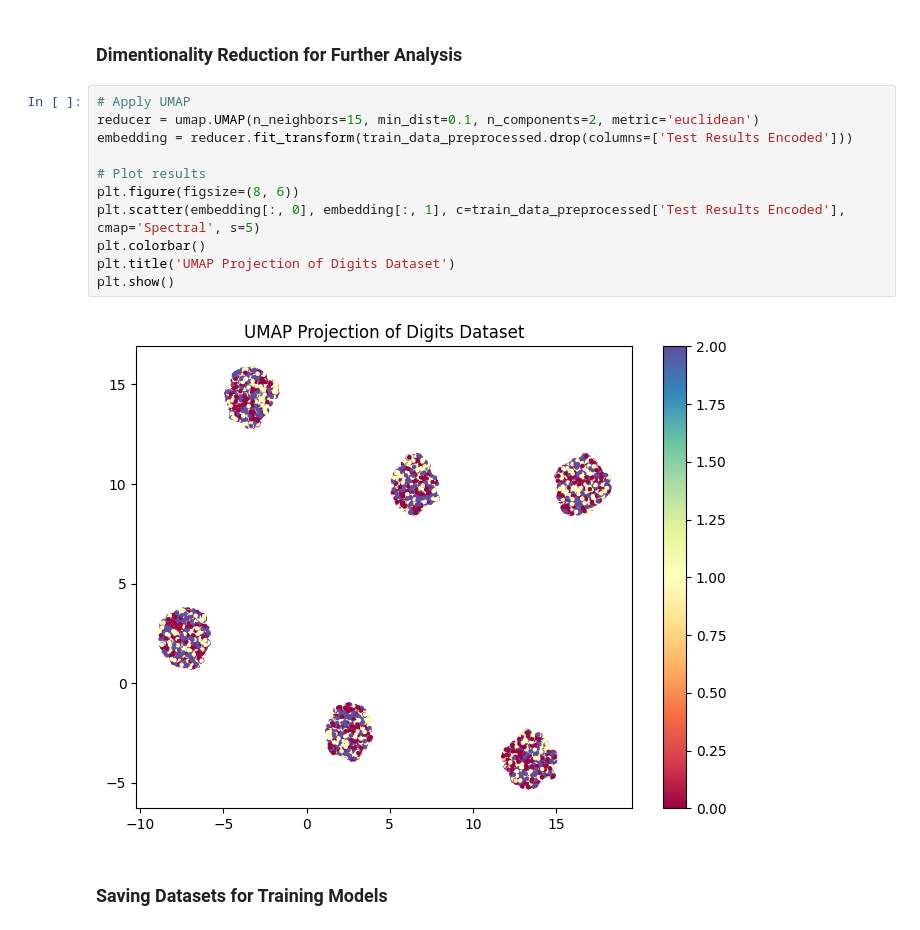
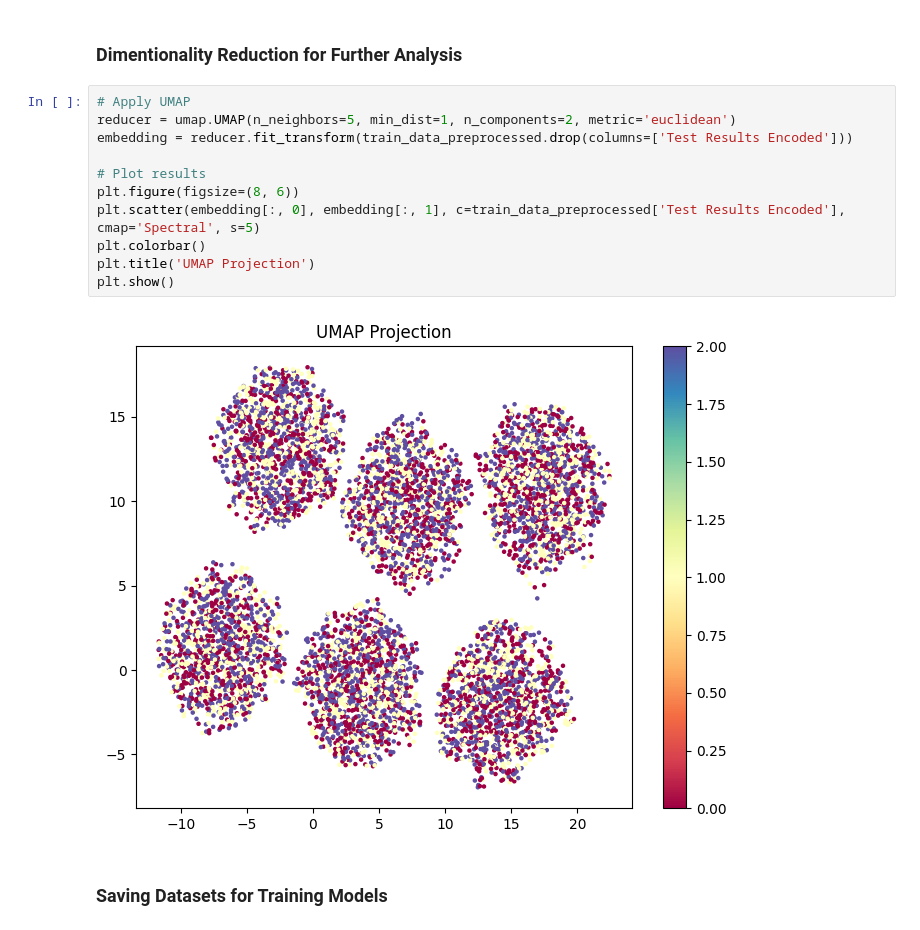
Before and after one commit to reda1609/UneeQ-Internship, a Jupyter notebook: Healthcare Diagnosis Prediction/Preprocessing.ipynb, the cells around one changed output. Drawn from its saved outputs; the diff is of its cells as text.

```diff
--- a/Healthcare Diagnosis Prediction/Preprocessing.ipynb
+++ b/Healthcare Diagnosis Prediction/Preprocessing.ipynb
@@ -202,17 +202,17 @@ plt.show()
 ### Dimentionality Reduction for Further Analysis
 # %%
 # Apply UMAP
-reducer = umap.UMAP(n_neighbors=15, min_dist=0.1, n_components=2, metric='euclidean')
+reducer = umap.UMAP(n_neighbors=5, min_dist=1, n_components=2, metric='euclidean')
 embedding = reducer.fit_transform(train_data_preprocessed.drop(columns=['Test Results Encoded']))
 
 # Plot results
 plt.figure(figsize=(8, 6))
 plt.scatter(embedding[:, 0], embedding[:, 1], c=train_data_preprocessed['Test Results Encoded'], cmap='Spectral', s=5)
 plt.colorbar()
-plt.title('UMAP Projection of Digits Dataset')
+plt.title('UMAP Projection')
 plt.show()
 # %% [output]
-[figure, old version]
+[figure, new version]
 # %% [markdown]
 ### Saving Datasets for Training Models
 # %%
```
Also changed, not shown: parts of 5 cells of this notebook.
